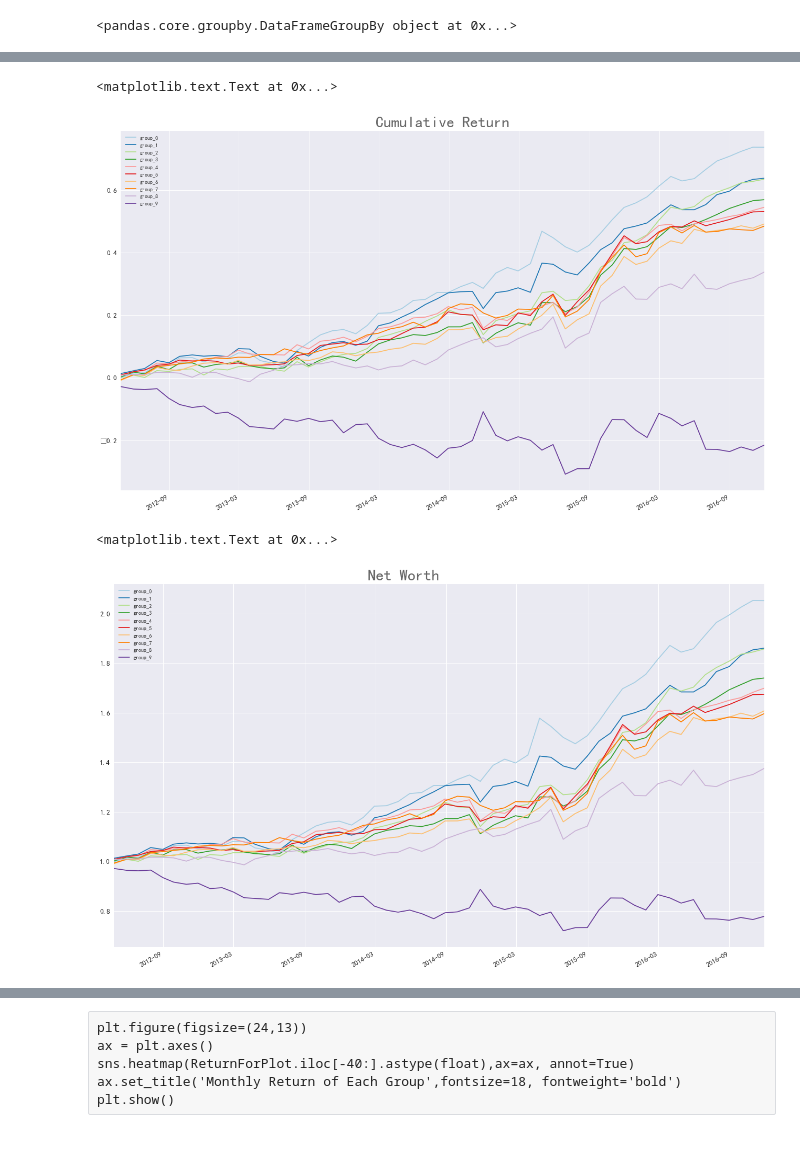
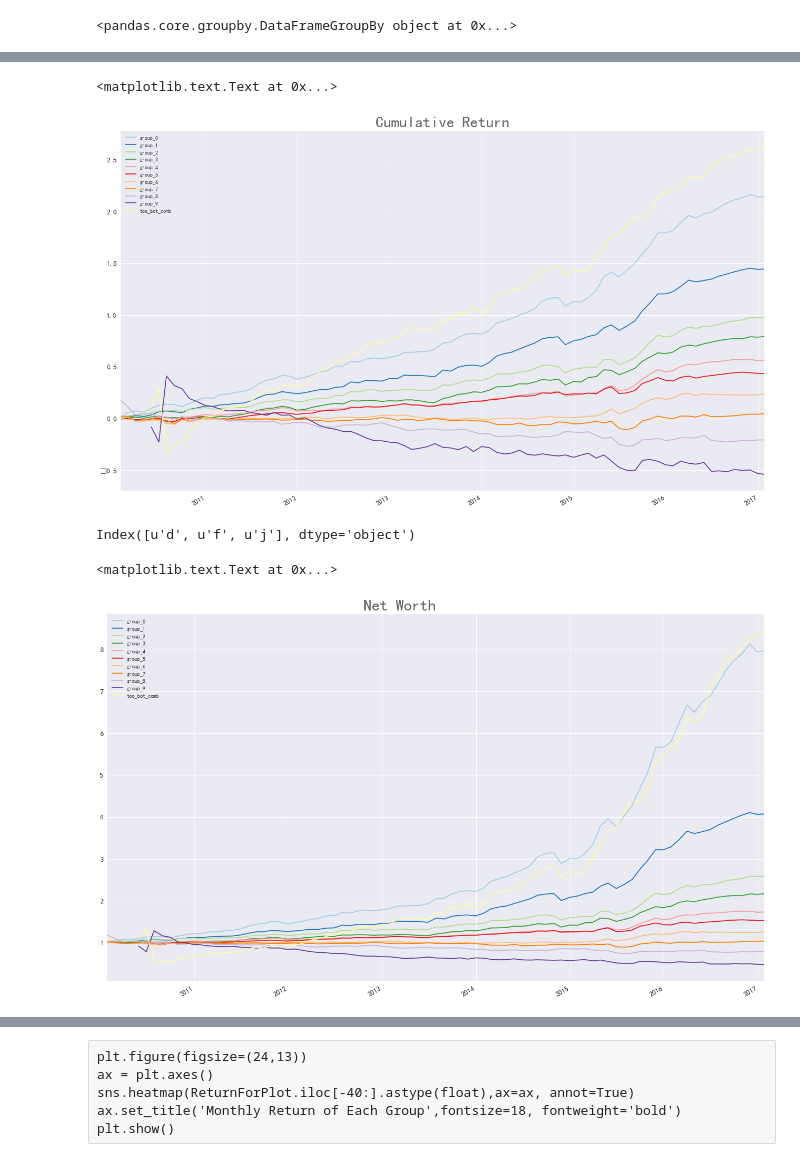
Before and after one commit to kamiseko/factor-test, a Jupyter notebook: factor_test_grouping_test.ipynb, the cells around one changed output, grey strips where cells are left out. Saved outputs shown, nothing was run; the diff lists cells and outputs as text; code cells hidden in the pictures.

```diff
--- a/factor_test_grouping_test.ipynb
+++ b/factor_test_grouping_test.ipynb
@@ -109,8 +111,8 @@ filenameOVERVOL = 'Over_Heat_Volume.csv'
 filenameSIZE = 'LZ_GPA_VAL_A_FCAP.csv'
 # %%
 # Constants
-startTime =  datetime.strptime('20120401', '%Y%m%d')
-endTime = datetime.strptime('20161230', '%Y%m%d')
+startTime =  datetime.strptime('20100101', '%Y%m%d')
+endTime = datetime.strptime('20170228', '%Y%m%d')
 
 path = ff.data_path
 timeStampNum = 2500
@@ -119,7 +121,7 @@ HS300Index ='000300.SH' # HS300 index code
 ZZ500Index = '000905.SH' #   ZZ500 index code
 # %%
 #
-sololist = [filenameADJTOVD20]
+sololist = [filenameADJTOV20]
 #
 filenameDict = {'PE':filenamePE,'PB':filenamePB, 'PS':filenamePS, 'PCF':filenamePCF, 'YOYGR':filenameYOYGR,'YOYGRPROFIT':filenameYOYNETPROFIT, \
                 'TRUE_MOM':filenameTRUEMOM, 'MOM_1M':filenameMOM1M , 'TURNOVER_1M':filenameTURNOVER1M }
@@ -216,8 +234,11 @@ for date in endOfMonthList:
     #print factorDataTemp
     totalGroupDict[date] = ff.getStockGroup(factorDataTemp,groupNum=10,Mean_Num=1)
 # %%
-ReturnDF = pd.DataFrame(index=endOfMonthList[:-1],columns=totalGroupDict.values()[0].keys(),data=None)
+ReturnDF = pd.DataFrame(index=endOfMonthList[:-1],columns=totalGroupDict.values()[0].keys(),data=None, dtype =float)
+sizeDistribution = pd.DataFrame(index=endOfMonthList[:-1],columns=totalGroupDict.values()[0].keys(),data=None, dtype =float)
 for group in ReturnDF.columns.tolist():
     for time in ReturnDF.index:
         ReturnDF.loc[time][group] = activeReturnData.loc[time][totalGroupDict[time][group]].mean()
+        sizeDistribution.loc[time][group] = LFCAPDF.loc[time][totalGroupDict[time][group]].quantile()
 ReturnDF.sort_index(axis=1,inplace=True)
+sizeDistribution.sort_index(axis=1,inplace=True)
@@ -286,3 +333,10 @@ max(rolling_max_dd(ReturnDF['group_0'].values,4, min_periods=1))
+# %%
+# long top group short bot group
+sortGroups = ReturnDF.cumsum().iloc[-1].sort_values(ascending = False).index
+top, bot = sortGroups[0], sortGroups[-1]
+
+# Add another column
+ReturnDF['top_bot_comb'] = ReturnDF[top] - ReturnDF[bot]
 # %%
 ReturnDF.cumsum().tail()
 # %% [output]
@@ -295,20 +349,26 @@ ReturnDF.cumsum().tail()
 # %%
 # simple cumulative return
 fig = plt.figure(figsize=(18,14))
 # Add a subplot
 ax = fig.add_subplot(111)
-ReturnDF.astype(float).cumsum().plot(figsize=(22,14),ax=ax,  color=sns.color_palette("Paired",10),fontsize =13,title ='Cumulative Return')
+ReturnDF.astype(float).cumsum().plot(figsize=(22,14),ax=ax,  color=sns.color_palette("Paired",11),fontsize =13,title ='Cumulative Return')
 ax.set_title(ax.get_title(),alpha=0.7, fontsize=30)
 # %% [output]
 <matplotlib.text.Text at 0x...>
-[figure, old version]
+[figure, new version]
+# %%
+d =pd.DataFrame(index=[0],columns = ['d','e','f','g','j'],data=np.array([[1,3,1,2,1]]))
+d[d==1].dropna(axis=1).columns
+# %% [output]
+Index([u'd', u'f', u'j'], dtype='object')
 # %%
 # Net worth plot
+netWorthDF = (ReturnDF.astype(float)+1).cumprod()
 fig = plt.figure(figsize=(18,14))
 # Add a subplot
 ax = fig.add_subplot(111)
-(ReturnDF.astype(float)+1).cumprod().plot(figsize=(22,14),ax=ax,color=sns.color_palette("Paired",10),title ='Net Worth',fontsize =13)
+netWorthDF.plot(figsize=(22,14),ax=ax,color=sns.color_palette("Paired",11),title ='Net Worth',fontsize =13)
 ax.set_title(ax.get_title(),alpha=0.7, fontsize=30, ha='right')
 # %% [output]
 <matplotlib.text.Text at 0x...>
-[figure, old version]
+[figure, new version]
```
Also changed, not shown: parts of 41 cells of this notebook, 8 other files.
